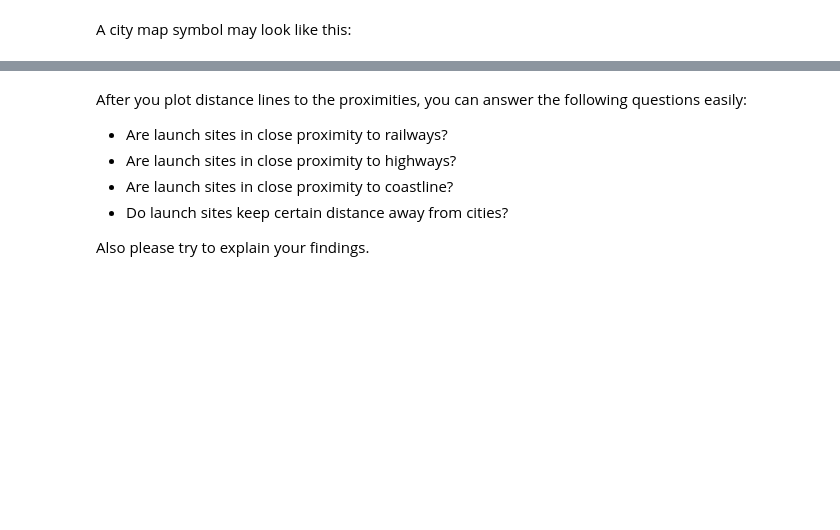
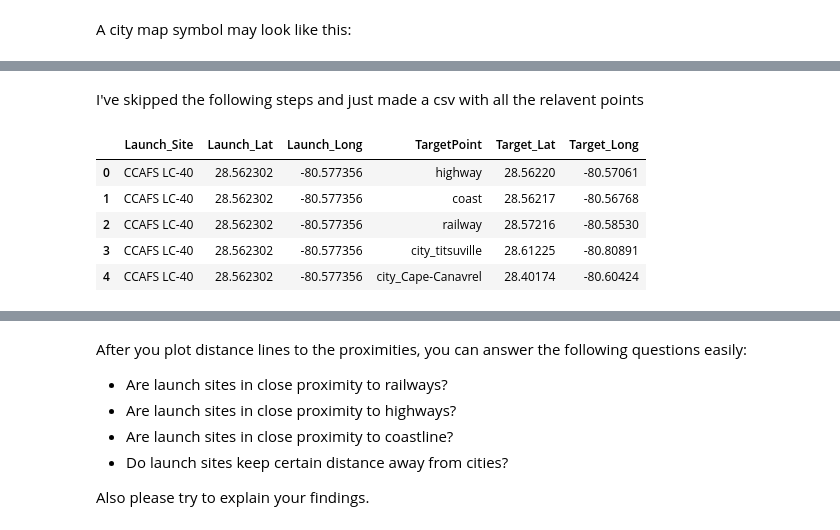
Before and after one commit to corbinae/SpaceYProject, a Jupyter notebook: lab_jupyter_launch_site_location.ipynb, the cells around one changed output, grey strips where cells are left out. Drawn from its saved outputs; the diff is of its cells as text; code cells hidden in the pictures; blank space fills up the shorter version.

```diff
--- a/lab_jupyter_launch_site_location.ipynb
+++ b/lab_jupyter_launch_site_location.ipynb
@@ -387,0 +354,15 @@ A city map symbol may look like this:
+# %% [markdown]
+I've skipped the following steps and just made a csv with all the relavent points
+# %%
+#Load CSV file
+data_file = "launch_sites_poi_coords.csv"
+coords_df = pd.read_csv(data_file,sep=';')
+# %%
+coords_df.head(5)
+# %% [output]
+|  | Launch_Site | Launch_Lat | Launch_Long | TargetPoint | Target_Lat | Target_Long |
+| 0 | CCAFS LC-40 | 28.562302 | -80.577356 | highway | 28.56220 | -80.57061 |
+| 1 | CCAFS LC-40 | 28.562302 | -80.577356 | coast | 28.56217 | -80.56768 |
+| 2 | CCAFS LC-40 | 28.562302 | -80.577356 | railway | 28.57216 | -80.58530 |
+| 3 | CCAFS LC-40 | 28.562302 | -80.577356 | city_titsuville | 28.61225 | -80.80891 |
+| 4 | CCAFS LC-40 | 28.562302 | -80.577356 | city_Cape-Canavrel | 28.40174 | -80.60424 |
```
Also changed, not shown: parts of 15 cells of this notebook, 1 other file.
